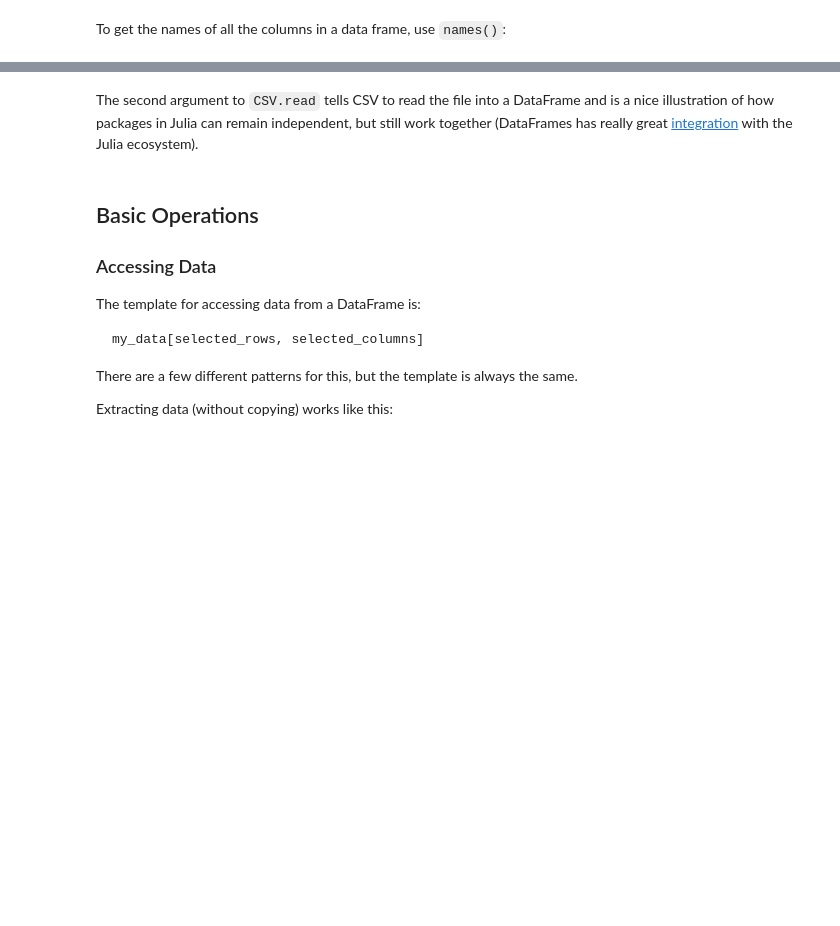
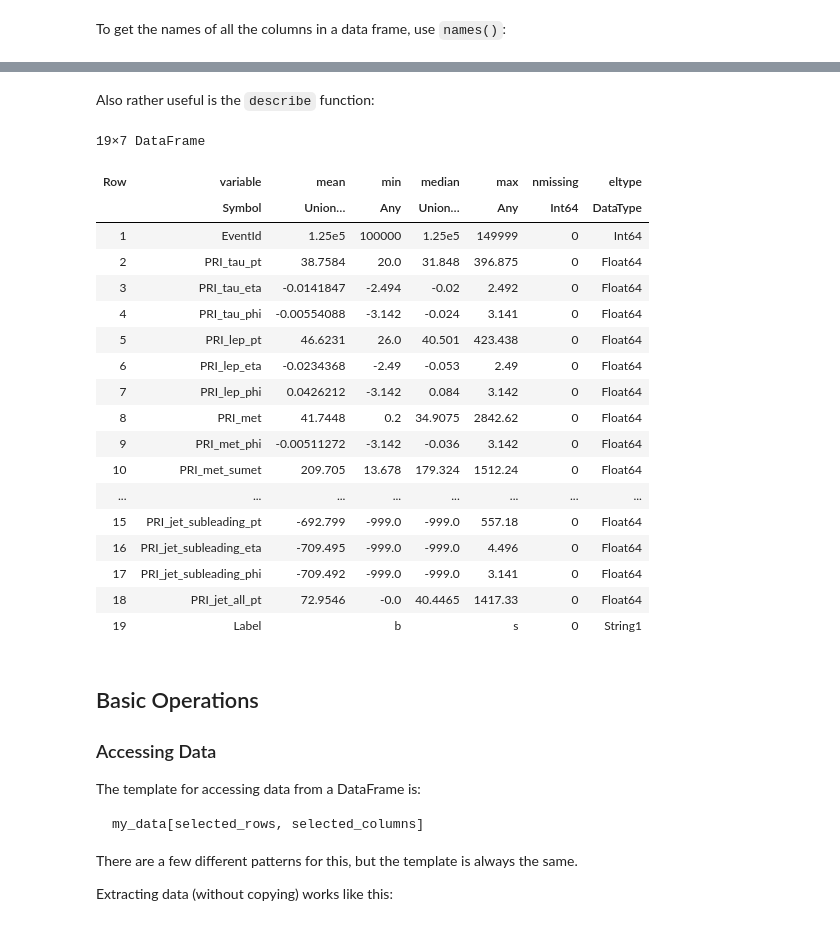
Before and after one commit to JuliaHEP/JuliaHEP-2023, a Jupyter notebook: julia-intro/docs/julia-intro-dataframes.ipynb, the cells around one changed output, grey strips where cells are left out. Saved outputs shown, nothing was run; the diff lists cells and outputs as text; code cells hidden in the pictures; blank space fills up the shorter version.

```diff
--- a/julia-intro/docs/julia-intro-dataframes.ipynb
+++ b/julia-intro/docs/julia-intro-dataframes.ipynb
@@ -110,5 +122,27 @@ KaggleWeight
-# %% [markdown]
-The second argument to `CSV.read` tells CSV to read the file into a DataFrame and is a nice illustration of how packages in Julia can remain independent, but still work together (DataFrames has really great [integration](https://dataframes.juliadata.org/stable/#DataFrames.jl-and-the-Julia-Data-Ecosystem) with the Julia ecosystem).
+# %% [markdown]
+Also rather useful is the `describe` function:
+# %%
+describe(higgs_ml)
+# %% [output]
+19×7 DataFrame
+| Row | variable | mean | min | median | max | nmissing | eltype |
+|  | Symbol | Union… | Any | Union… | Any | Int64 | DataType |
+| 1 | EventId | 1.25e5 | 100000 | 1.25e5 | 149999 | 0 | Int64 |
+| 2 | PRI_tau_pt | 38.7584 | 20.0 | 31.848 | 396.875 | 0 | Float64 |
+| 3 | PRI_tau_eta | -0.0141847 | -2.494 | -0.02 | 2.492 | 0 | Float64 |
+| 4 | PRI_tau_phi | -0.00554088 | -3.142 | -0.024 | 3.141 | 0 | Float64 |
+| 5 | PRI_lep_pt | 46.6231 | 26.0 | 40.501 | 423.438 | 0 | Float64 |
+| 6 | PRI_lep_eta | -0.0234368 | -2.49 | -0.053 | 2.49 | 0 | Float64 |
+| 7 | PRI_lep_phi | 0.0426212 | -3.142 | 0.084 | 3.142 | 0 | Float64 |
+| 8 | PRI_met | 41.7448 | 0.2 | 34.9075 | 2842.62 | 0 | Float64 |
+| 9 | PRI_met_phi | -0.00511272 | -3.142 | -0.036 | 3.142 | 0 | Float64 |
+| 10 | PRI_met_sumet | 209.705 | 13.678 | 179.324 | 1512.24 | 0 | Float64 |
+| ... | ... | ... | ... | ... | ... | ... | ... |
+| 15 | PRI_jet_subleading_pt | -692.799 | -999.0 | -999.0 | 557.18 | 0 | Float64 |
+| 16 | PRI_jet_subleading_eta | -709.495 | -999.0 | -999.0 | 4.496 | 0 | Float64 |
+| 17 | PRI_jet_subleading_phi | -709.492 | -999.0 | -999.0 | 3.141 | 0 | Float64 |
+| 18 | PRI_jet_all_pt | 72.9546 | -0.0 | 40.4465 | 1417.33 | 0 | Float64 |
+| 19 | Label |  | b |  | s | 0 | String1 |
 # %% [markdown]
 ## Basic Operations
 
```
Also changed, not shown: parts of 44 cells of this notebook, 8 other files.
